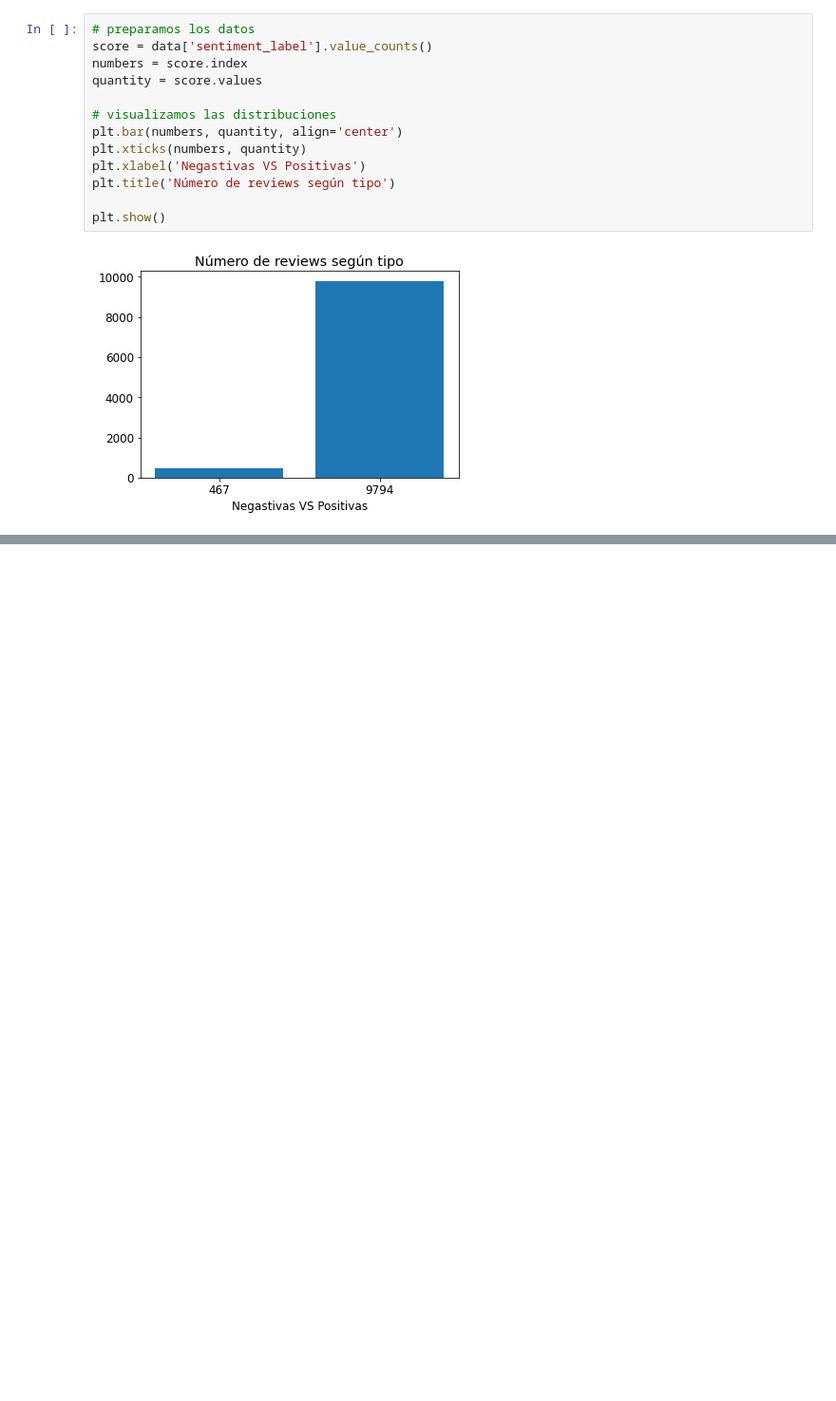
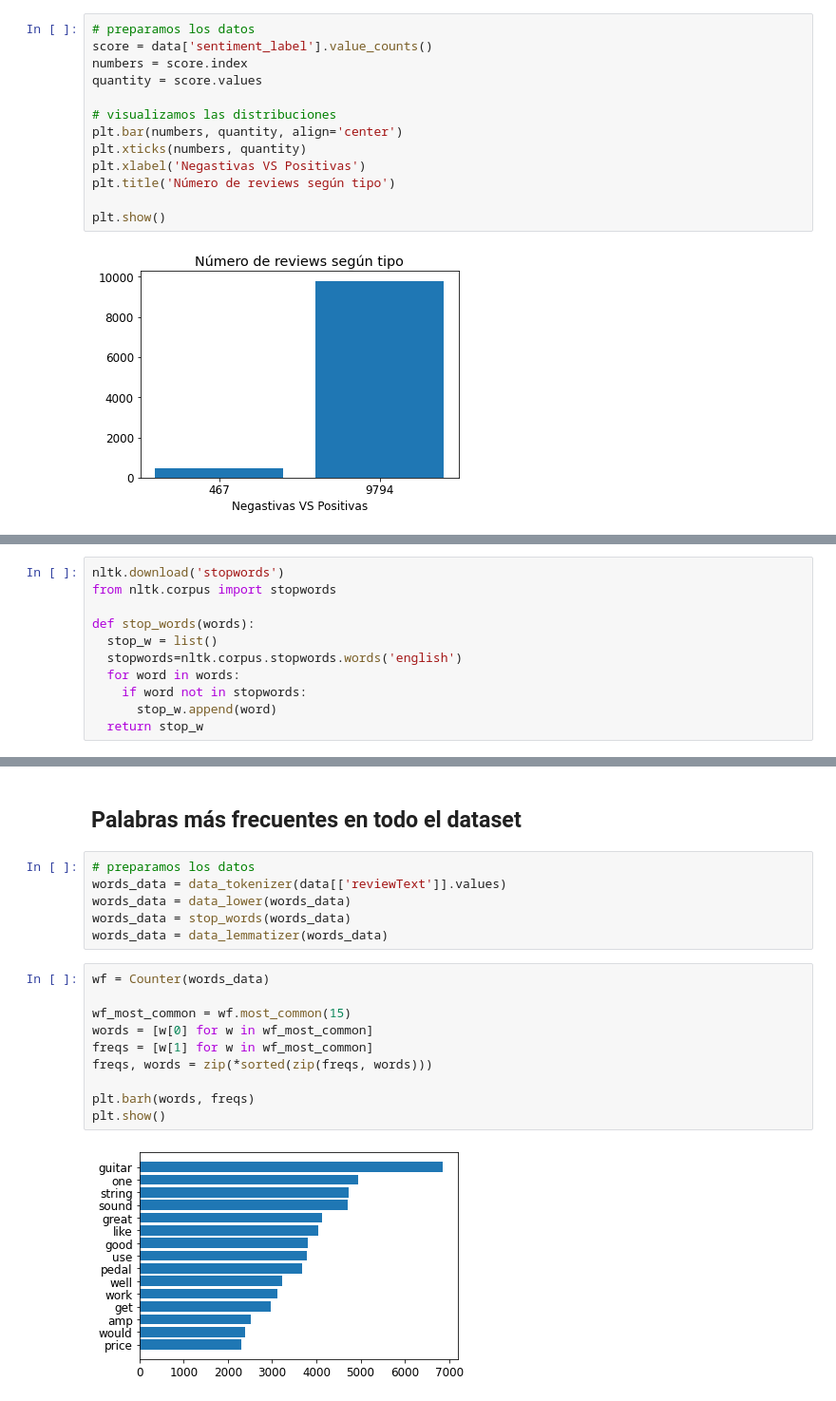
Before and after one commit to IrenaVent/11-NLP, a Jupyter notebook: 01-analisis-exploratiorio.ipynb, the cells around one changed output, grey strips where cells are left out. Shown at 95% size. Drawn from its saved outputs; the diff is of its cells as text; blank space fills up the shorter version.

```diff
--- a/01-analisis-exploratiorio.ipynb
+++ b/01-analisis-exploratiorio.ipynb
@@ -186,0 +245,11 @@ plt.show()
+# %%
+nltk.download('stopwords')
+from nltk.corpus import stopwords
+
+def stop_words(words):
+  stop_w = list()
+  stopwords=nltk.corpus.stopwords.words('english')
+  for word in words:
+    if word not in stopwords:
+      stop_w.append(word)
+  return stop_w
@@ -186,0 +333,20 @@ plt.show()
+# %% [markdown]
+## Palabras más frecuentes en todo el dataset
+# %%
+# preparamos los datos
+words_data = data_tokenizer(data[['reviewText']].values)
+words_data = data_lower(words_data)
+words_data = stop_words(words_data)
+words_data = data_lemmatizer(words_data)
+# %%
+wf = Counter(words_data)
+
+wf_most_common = wf.most_common(15)
+words = [w[0] for w in wf_most_common]
+freqs = [w[1] for w in wf_most_common]
+freqs, words = zip(*sorted(zip(freqs, words)))
+
+plt.barh(words, freqs)
+plt.show()
+# %% [output]
+[figure, added]
```
Also changed, not shown: parts of 40 cells of this notebook, 1 other file.
